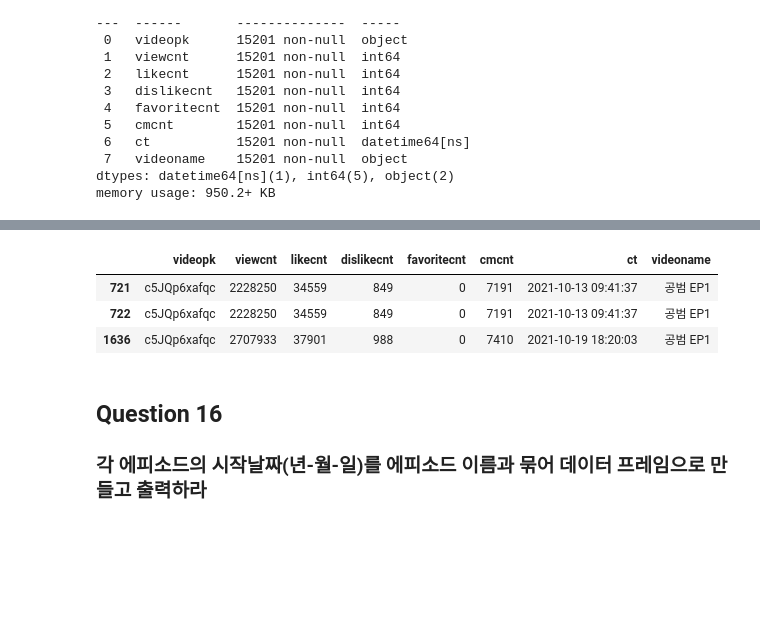
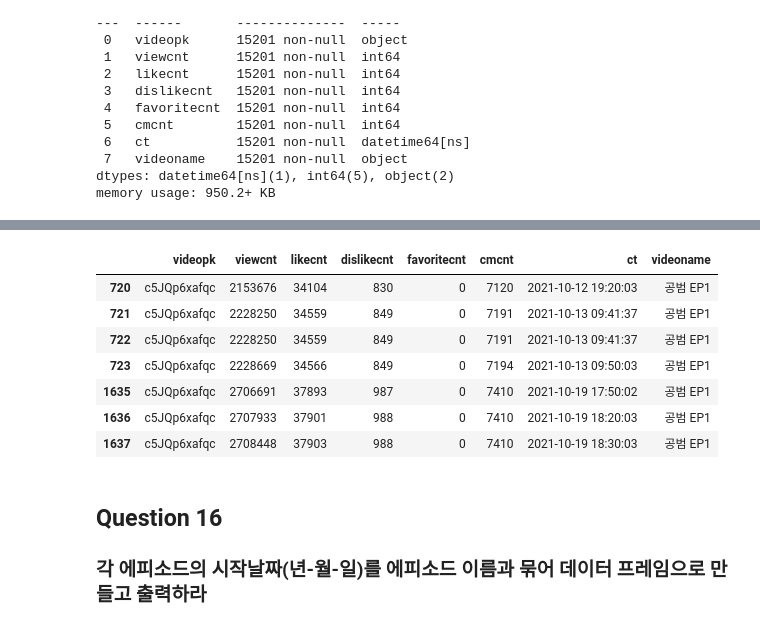
Before and after one commit to applesatang/my, a Jupyter notebook: pandas/1q.ipynb, the cells around one changed output, grey strips where cells are left out. Cells and saved outputs as stored; diff of their text form; code cells hidden in the pictures; blank space fills up the shorter version.

```diff
--- a/pandas/1q.ipynb
+++ b/pandas/1q.ipynb
@@ -310,13 +308,17 @@ video.loc[video.sort_values('ct').ct.diff(1) <= datetime.timedelta(minutes =5)]
 # %%
 import datetime
 video1 = video.loc[video.videoname == ' 공범 EP1'].sort_values('ct')
 ep1 = video1.loc[(video1.ct.diff(1) >= datetime.timedelta(minutes = 20)) | (video1.ct.diff(1) <= datetime.timedelta(minutes = 5))]
-ep1
+video1.loc[video1.index.isin(ep1.index-1) | video1.index.isin(ep1.index) | video1.index.isin(ep1.index+1)]
 # %% [output]
 |  | videopk | viewcnt | likecnt | dislikecnt | favoritecnt | cmcnt | ct | videoname |
+| 720 | c5JQp6xafqc | 2153676 | 34104 | 830 | 0 | 7120 | 2021-10-12 19:20:03 | 공범 EP1 |
 | 721 | c5JQp6xafqc | 2228250 | 34559 | 849 | 0 | 7191 | 2021-10-13 09:41:37 | 공범 EP1 |
 | 722 | c5JQp6xafqc | 2228250 | 34559 | 849 | 0 | 7191 | 2021-10-13 09:41:37 | 공범 EP1 |
+| 723 | c5JQp6xafqc | 2228669 | 34566 | 849 | 0 | 7194 | 2021-10-13 09:50:03 | 공범 EP1 |
+| 1635 | c5JQp6xafqc | 2706691 | 37893 | 987 | 0 | 7410 | 2021-10-19 17:50:02 | 공범 EP1 |
 | 1636 | c5JQp6xafqc | 2707933 | 37901 | 988 | 0 | 7410 | 2021-10-19 18:20:03 | 공범 EP1 |
+| 1637 | c5JQp6xafqc | 2708448 | 37903 | 988 | 0 | 7410 | 2021-10-19 18:30:03 | 공범 EP1 |
 # %% [markdown]
 ## Question 16
 ### **각 에피소드의 시작날짜(년-월-일)를 에피소드 이름과 묶어 데이터 프레임으로 만들고 출력하라**
```
Also changed, not shown: parts of 8 cells of this notebook.
